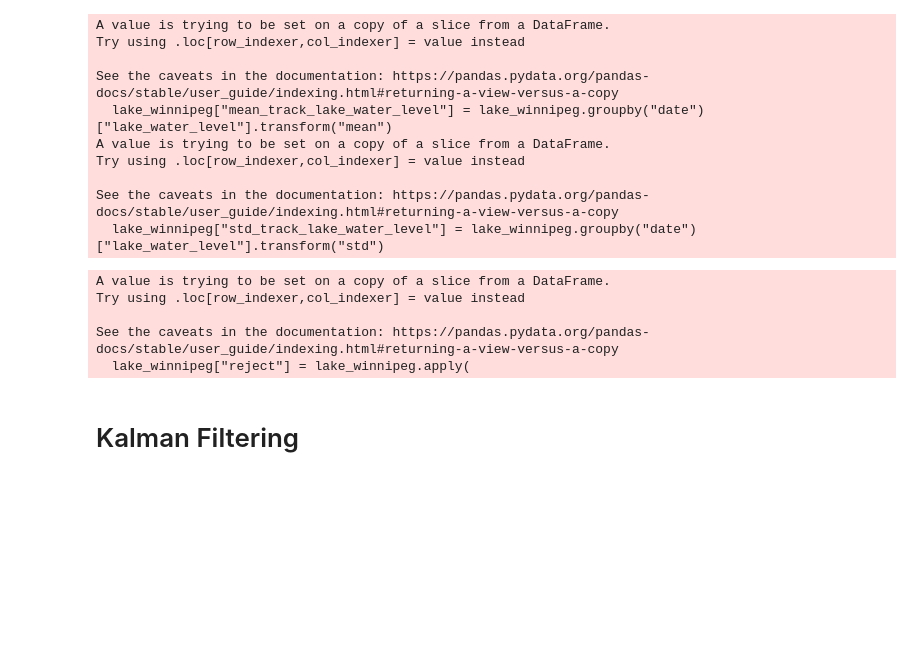
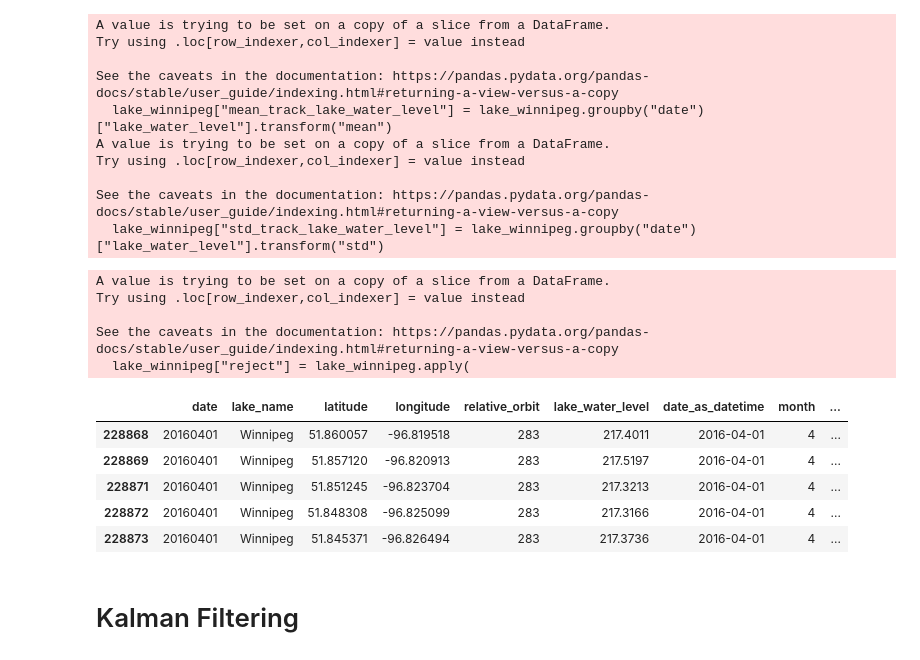
Before and after one commit to pvasudev16/ml-freshwater-management, a Jupyter notebook: lake_water_level_data_exploration.ipynb, the cells around one changed output. Cells and saved outputs as stored; diff of their text form; code cells hidden in the pictures; blank space fills up the shorter version.

```diff
--- a/lake_water_level_data_exploration.ipynb
+++ b/lake_water_level_data_exploration.ipynb
@@ -339,3 +336,14 @@ Try using .loc[row_indexer,col_indexer] = value instead
 
 See the caveats in the documentation: https://pandas.pydata.org/pandas-docs/stable/user_guide/indexing.html#returning-a-view-versus-a-copy
   lake_winnipeg["reject"] = lake_winnipeg.apply(
+# %%
+lake_winnipeg.loc[
+    lake_winnipeg["reject"] == False
+].head()
+# %% [output]
+|  | date | lake_name | latitude | longitude | relative_orbit | lake_water_level | date_as_datetime | month | ... |
+| 228868 | 20160401 | Winnipeg | 51.860057 | -96.819518 | 283 | 217.4011 | 2016-04-01 | 4 | ... |
+| 228869 | 20160401 | Winnipeg | 51.857120 | -96.820913 | 283 | 217.5197 | 2016-04-01 | 4 | ... |
+| 228871 | 20160401 | Winnipeg | 51.851245 | -96.823704 | 283 | 217.3213 | 2016-04-01 | 4 | ... |
+| 228872 | 20160401 | Winnipeg | 51.848308 | -96.825099 | 283 | 217.3166 | 2016-04-01 | 4 | ... |
+| 228873 | 20160401 | Winnipeg | 51.845371 | -96.826494 | 283 | 217.3736 | 2016-04-01 | 4 | ... |
```
Also changed, not shown: parts of 9 cells of this notebook, 3 other files.
